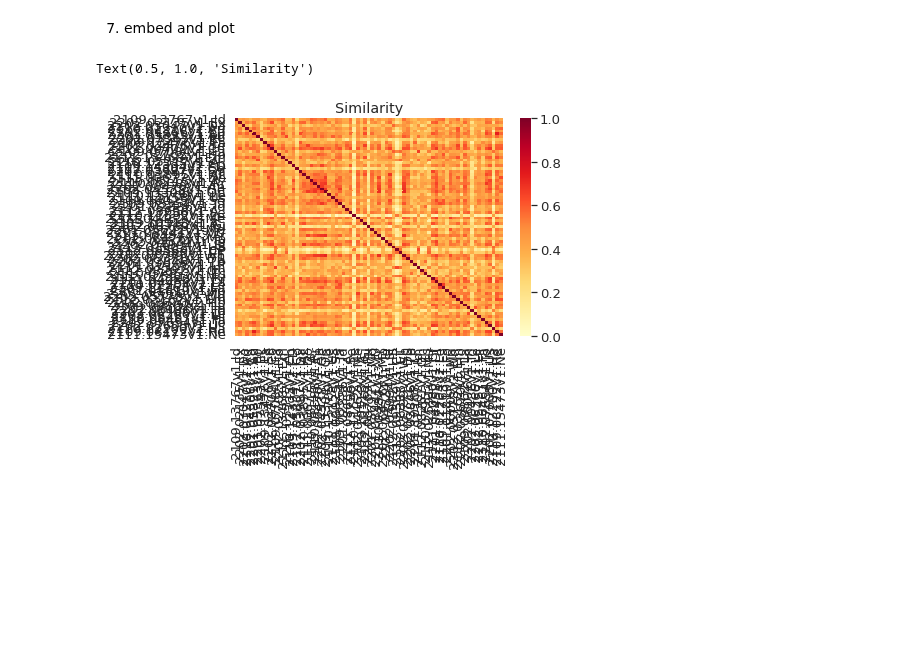
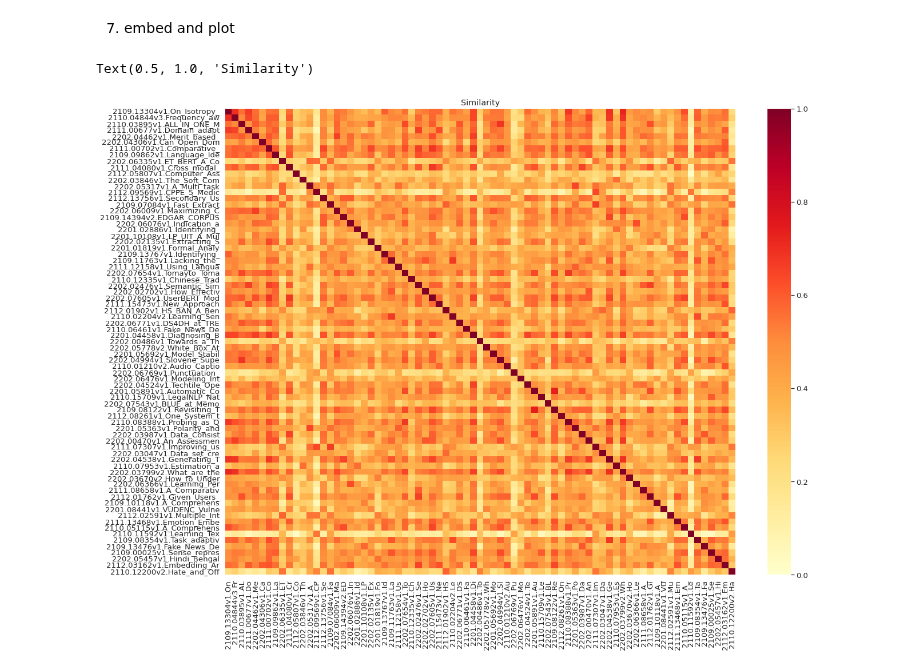
Before and after one commit to pinballsurgeon/deluxo_adjacency, a Jupyter notebook: vectorizer_pub_embedder_litely.ipynb, the cells around one changed output. Saved outputs shown, nothing was run; the diff lists cells and outputs as text; code cells hidden in the pictures; blank space fills up the shorter version.

Commit message:
enhanced seaborn plot

```diff
--- a/vectorizer_pub_embedder_litely.ipynb
+++ b/vectorizer_pub_embedder_litely.ipynb
@@ -134,23 +121,25 @@ df['vect_type'] = lst_vect_type
 # %%
 # embed sentences
 message_embeddings_ = model(df['text'])
 
 # array product (build our 2d universe)
 corr = numpy.inner(message_embeddings_, message_embeddings_)
 
-# seaborn config and plot
-seaborn.set(font_scale=1.2)
+# seaborn config
+seaborn.set(font_scale=1.2, rc={'figure.figsize':(20,15)})
+
+# seaborn plot
 g = seaborn.heatmap(
     corr,
-    xticklabels=df['titles'].str.slice(0,15), # vect paper titles, sliced for nice
-    yticklabels=df['titles'].str.slice(0,15), # vect paper titles
+    xticklabels=df['titles'].str.slice(0,25), # vect paper titles, sliced for nice
+    yticklabels=df['titles'].str.slice(0,25), # vect paper titles
     vmin=0,
     vmax=1,
     cmap="YlOrRd")
 
 # rotate and label
 g.set_xticklabels(df['titles'].str.slice(0,15), rotation=90)
 g.set_title("Similarity")
 # %% [output]
 Text(0.5, 1.0, 'Similarity')
-[figure, old version]
+[figure, new version]
```
Also changed, not shown: parts of 1 cell of this notebook.
